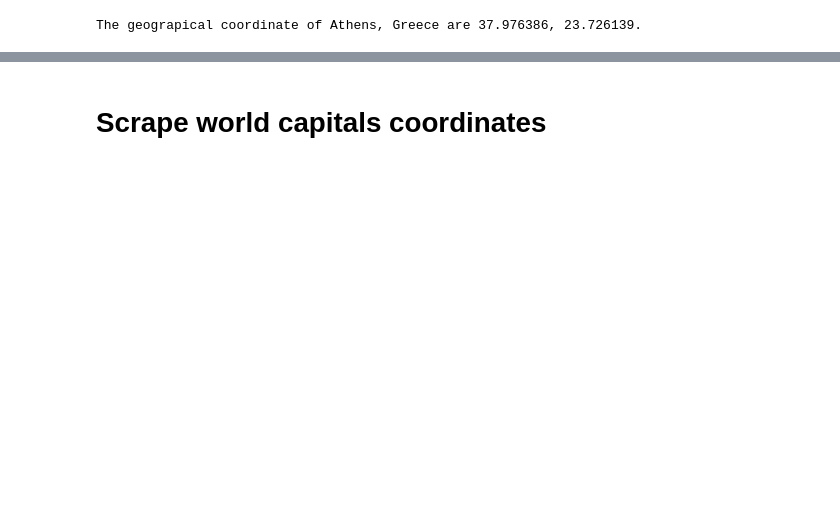
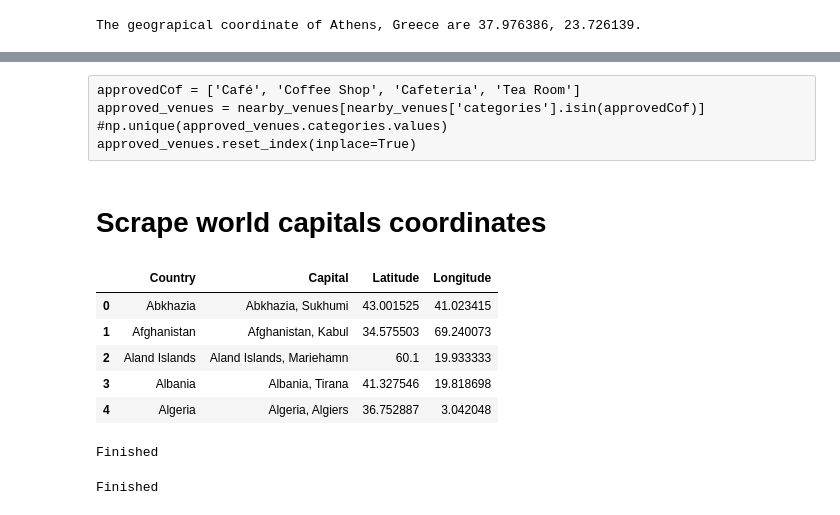
Before and after one commit to PAmerikanos/Coursera_Capstone, a Jupyter notebook: The Battle of Neighborhoods.ipynb, the cells around one changed output, grey strips where cells are left out. Cells and saved outputs as stored; diff of their text form; code cells hidden in the pictures; blank space fills up the shorter version.

```diff
--- a/The Battle of Neighborhoods.ipynb
+++ b/The Battle of Neighborhoods.ipynb
@@ -129,25 +127,36 @@ approved_venues.reset_index(inplace=True)
+# %% [raw]
+approvedCof = ['Café', 'Coffee Shop', 'Cafeteria', 'Tea Room']
+approved_venues = nearby_venues[nearby_venues['categories'].isin(approvedCof)]
+#np.unique(approved_venues.categories.values)
+approved_venues.reset_index(inplace=True)
 # %% [markdown]
 <H1>Scrape world capitals coordinates
 # %%
 # Load website source code and retain only code containing table data
 website_url = requests.get('https://www.jasom.net/list-of-capital-cities-with-latitude-and-longitude').text
 website_table = website_url.split('<pre>')
 website_table = website_table[1].split('</pre>')
 # Split into rows
 website_table = website_table[0].split("\n")
 
 # Split rows into columns
 splitStr = "</td>\\n<td>"
 website_list = []
 for row in website_table:
     row_df = row.split(",")
     website_list.append(row_df)
 
 # Place cells into dataframe, clear strings from HTML tags, drop NaN cells
 website_df = pd.DataFrame(website_list, columns=['Country', 'Capital', 'Latitude', 'Longitude'])
 website_df.drop([0,1], inplace=True)
 website_df.reset_index(drop=True, inplace=True)
 website_df["Capital"] = website_df["Country"] + ", " + website_df["Capital"]
-website_df.drop(columns=['Country'], inplace=True)
 website_df.head()
+# %% [output]
+|  | Country | Capital | Latitude | Longitude |
+| 0 | Abkhazia | Abkhazia, Sukhumi | 43.001525 | 41.023415 |
+| 1 | Afghanistan | Afghanistan, Kabul | 34.575503 | 69.240073 |
+| 2 | Aland Islands | Aland Islands, Mariehamn | 60.1 | 19.933333 |
+| 3 | Albania | Albania, Tirana | 41.327546 | 19.818698 |
+| 4 | Algeria | Algeria, Algiers | 36.752887 | 3.042048 |
 # %%
@@ -197 +187,21 @@ capital_cof = getSites(names=website_df['Capital'],#.head(5),
+# %%
+# Query Foursquare for venues in all world capitals whose description/name/category has the string 'coffee' in it
+# Return results as dataframe
+capital_cof = getSites(names=website_df['Country'],#.head(2),
+                                latitudes=website_df['Latitude'],
+                                longitudes=website_df['Longitude'],
+                                query='coffee')
+print("Finished")
+# %% [output]
+Finished
+# %%
+# Query Foursquare for venues in all world capitals whose description/name/category has the string 'tea' in it
+# Return results as dataframe
+capital_tea = getSites(names=website_df['Country'],#.head(2),
+                                latitudes=website_df['Latitude'],
+                                longitudes=website_df['Longitude'],
+                                query='tea')
+print("Finished")
+# %% [output]
+Finished
 # %%
```
Also changed, not shown: parts of 39 cells of this notebook.
